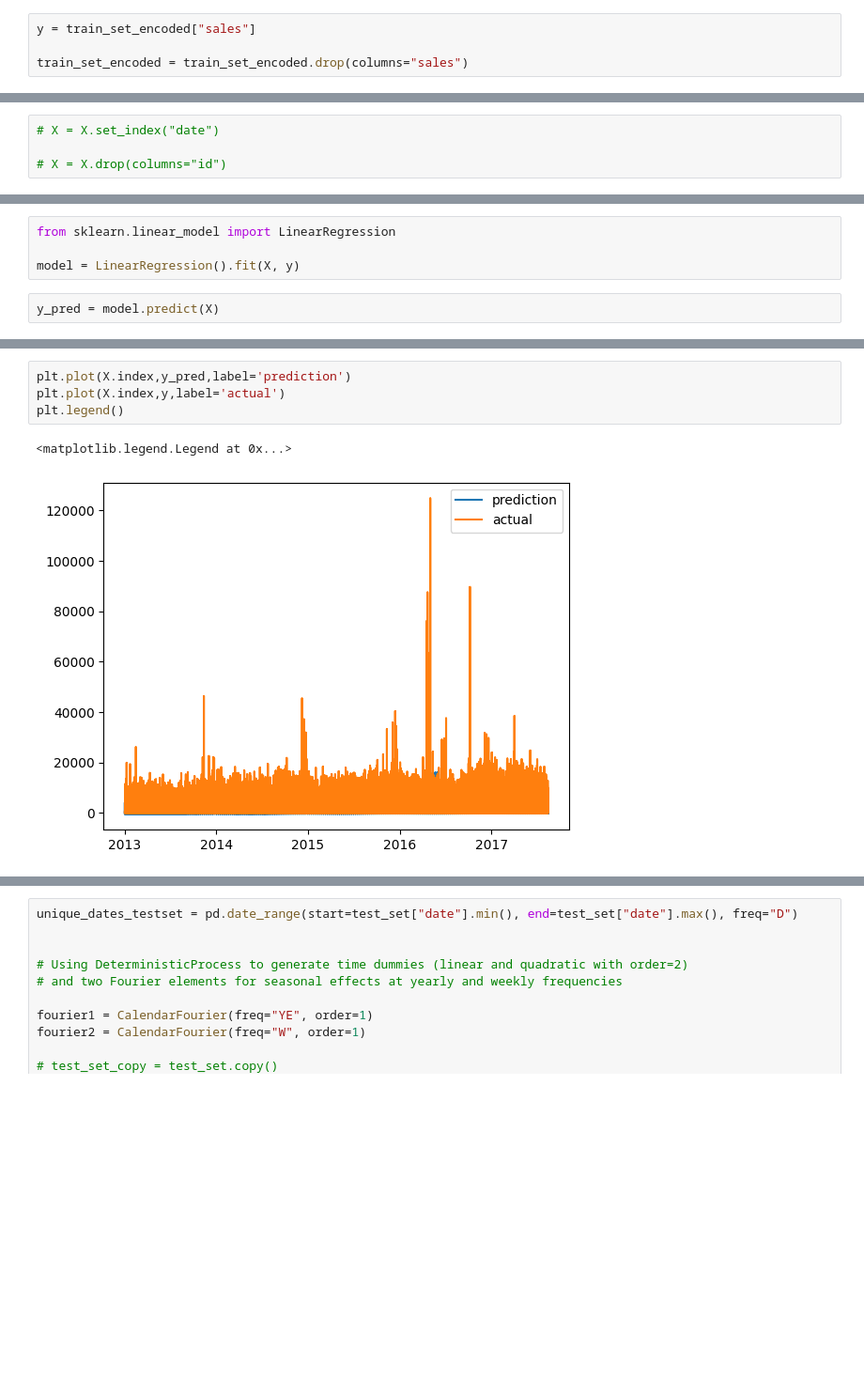
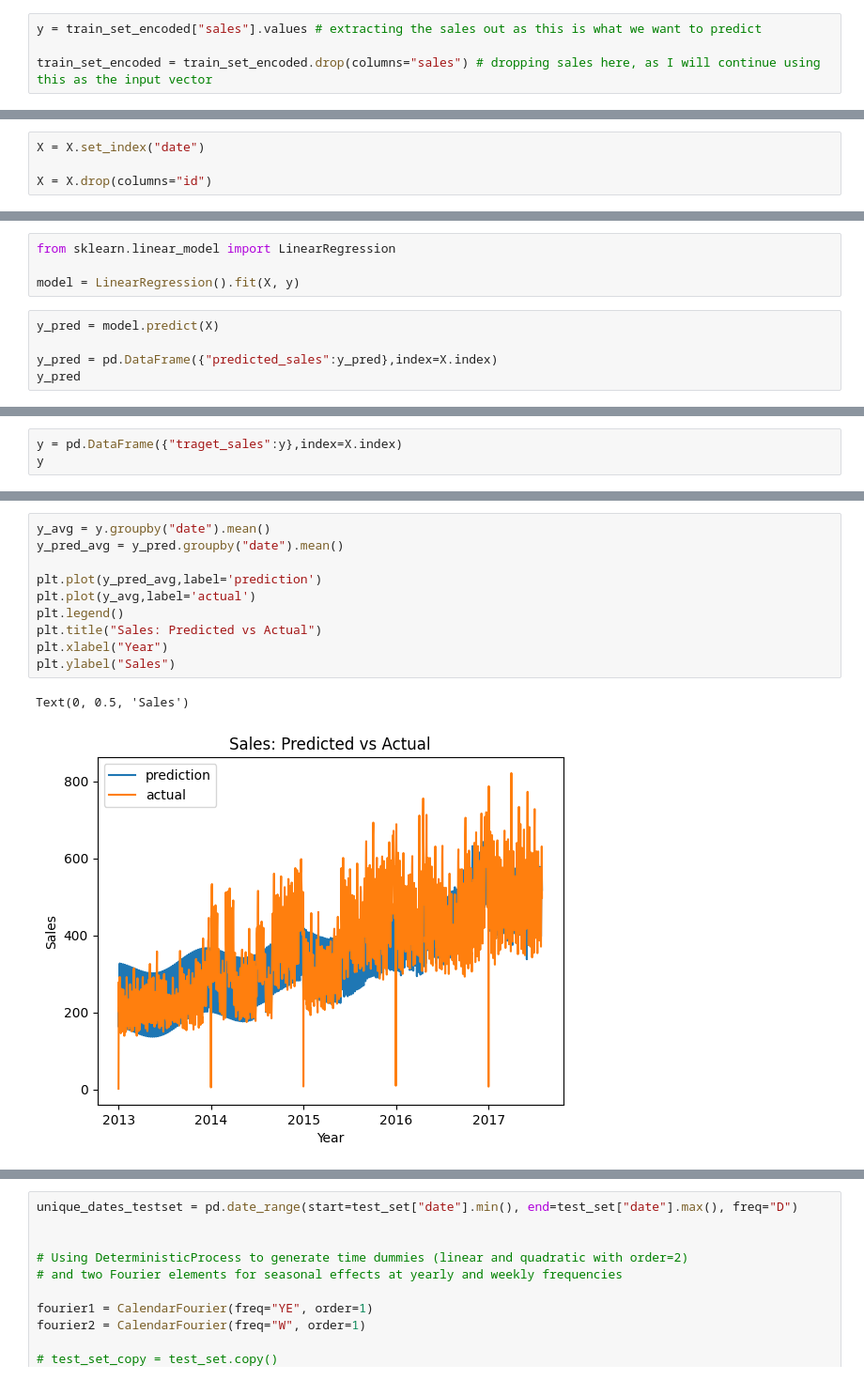
Before and after one commit to haveeshS/TimeSeriesForecasting-StoreSales, a Jupyter notebook: fit_linearregression.ipynb, the cells around one changed output, grey strips where cells are left out. Shown at 94% size. Saved outputs shown, nothing was run; the diff lists cells and outputs as text; blank space fills up the shorter version.

```diff
--- a/fit_linearregression.ipynb
+++ b/fit_linearregression.ipynb
@@ -13,4 +72,4 @@ train_set_encoded = train_set_encoded.drop(columns=["family_AUTOMOTIVE","store_n
 # %%
-y = train_set_encoded["sales"]
+y = train_set_encoded["sales"].values # extracting the sales out as this is what we want to predict
 
-train_set_encoded = train_set_encoded.drop(columns="sales")
+train_set_encoded = train_set_encoded.drop(columns="sales") # dropping sales here, as I will continue using this as the input vector
@@ -43,4 +180,4 @@ X = train_set_encoded.merge(X_trend_season, left_on="date", right_index=True, ho
 # %%
-# X = X.set_index("date")
+X = X.set_index("date")
 
-# X = X.drop(columns="id")
+X = X.drop(columns="id")
@@ -50,3 +189,6 @@ from sklearn.linear_model import LinearRegression
 model = LinearRegression().fit(X, y)
 # %%
 y_pred = model.predict(X)
+
+y_pred = pd.DataFrame({"predicted_sales":y_pred},index=X.index)
+y_pred
@@ -52,0 +210,3 @@ y_pred = model.predict(X)
+# %%
+y = pd.DataFrame({"traget_sales":y},index=X.index)
+y
@@ -53,7 +228,13 @@ y_pred = model.predict(X)
 # %%
-plt.plot(X.index,y_pred,label='prediction')
-plt.plot(X.index,y,label='actual')
+y_avg = y.groupby("date").mean()
+y_pred_avg = y_pred.groupby("date").mean()
+
+plt.plot(y_pred_avg,label='prediction')
+plt.plot(y_avg,label='actual')
 plt.legend()
+plt.title("Sales: Predicted vs Actual")
+plt.xlabel("Year")
+plt.ylabel("Sales")
 # %% [output]
-<matplotlib.legend.Legend at 0x...>
+Text(0, 0.5, 'Sales')
-[figure, old version]
+[figure, new version]
```
Also changed, not shown: parts of 32 cells of this notebook.
